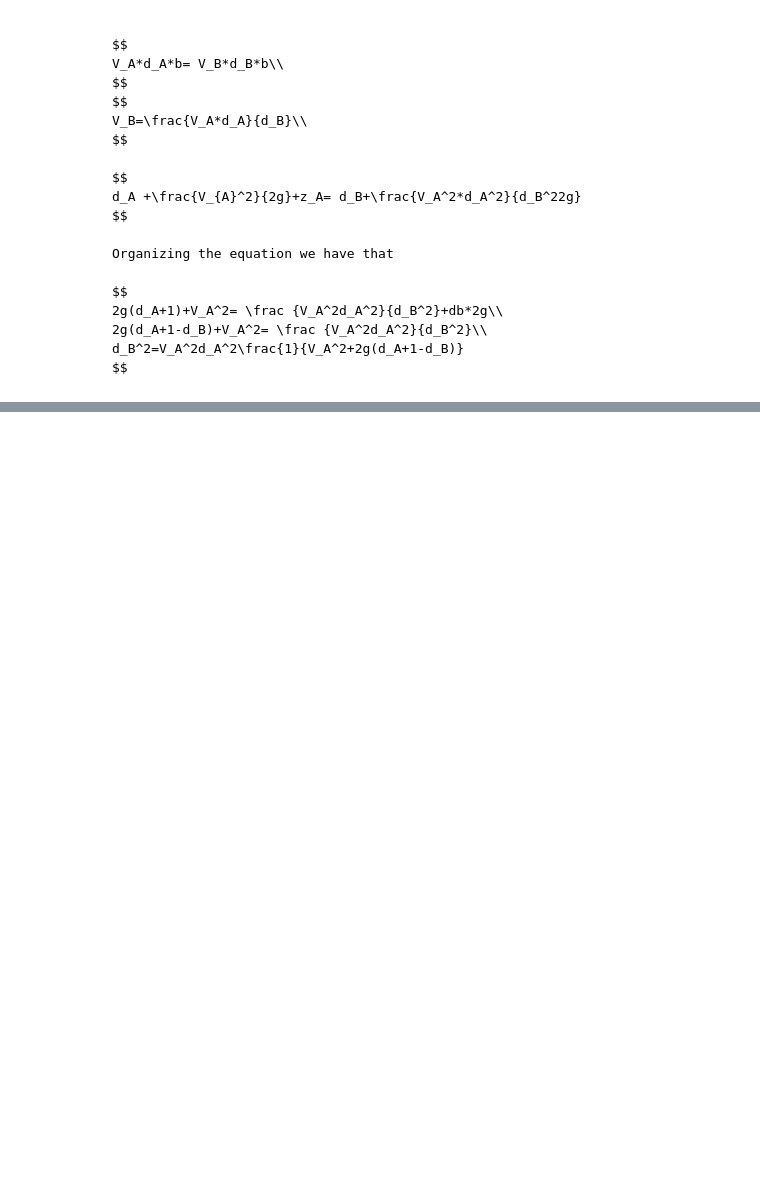
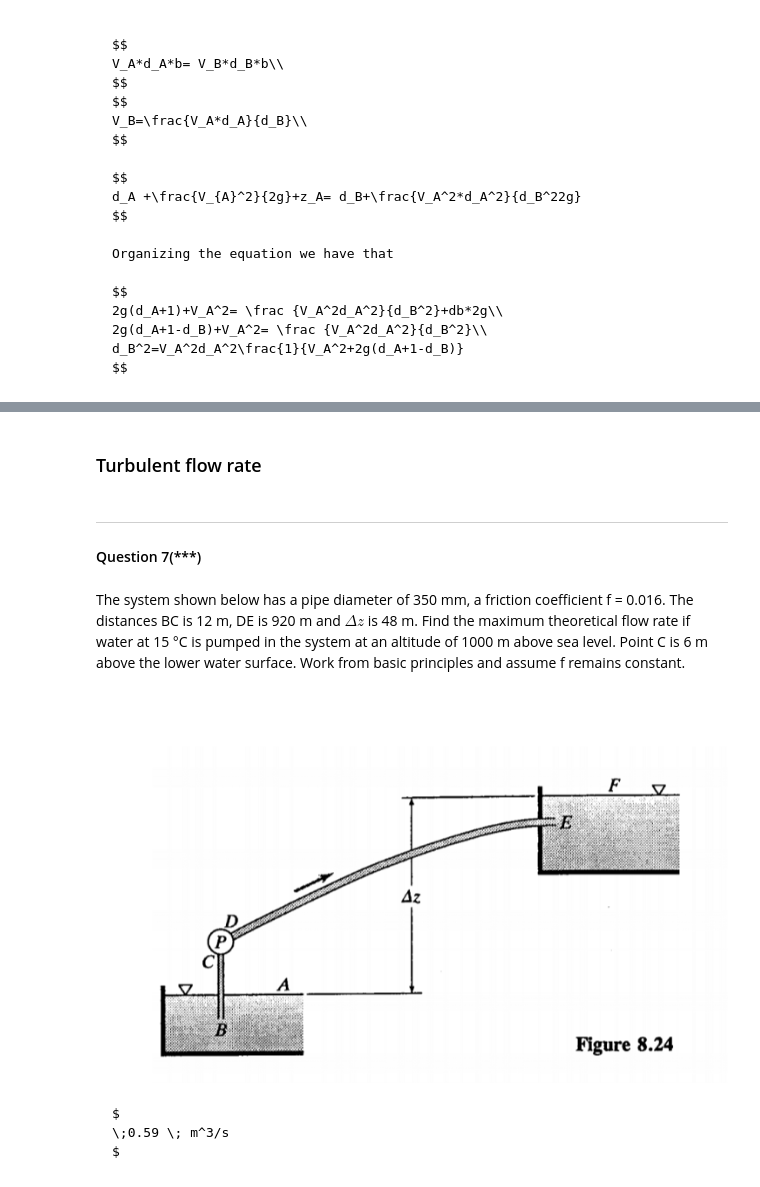
Before and after one commit to Maria9925/CIVIL_202_25, a Jupyter notebook: _sources/Module4ConservationEnergy_Sol.ipynb, the cells around one changed output, grey strips where cells are left out. Cells and saved outputs as stored; diff of their text form; code cells hidden in the pictures; blank space fills up the shorter version.

````diff
--- a/_sources/Module4ConservationEnergy_Sol.ipynb
+++ b/_sources/Module4ConservationEnergy_Sol.ipynb
@@ -2838,0 +3177,7 @@ $$
+# %%
+%%render long 2
+r=0
+dp= -rho*g*h_f #N/m2
+dL= L #m
+R= D/2 #m
+U_max= -1/(4*mu)*(dp/dL)*R**2 #m/s
@@ -2838,0 +4021,19 @@ $$
+# %% [markdown]
+### Turbulent flow rate
+# %% [markdown]
+---
+
+#### Question 7(***)
+# %% [markdown]
+The system shown below has a pipe diameter of 350 mm, a friction coefficient f = 0.016. The distances BC is 12 m, DE is 920 m and $ \Delta z$ is 48 m. Find the maximum theoretical flow rate if water at 15 °C is pumped in the system at an altitude of 1000 m above sea level. Point C is 6 m above the lower water surface. Work from basic principles and assume f remains constant.
+# %%
+img = Image.open(r"figures/110.png")
+img
+# %% [output]
+[figure, added]
+# %% [markdown]
+```{dropdown} Answer
+$
+\;0.59 \; m^3/s
+$
+```
````
Also changed, not shown: parts of 168 cells of this notebook, 6 other files.
